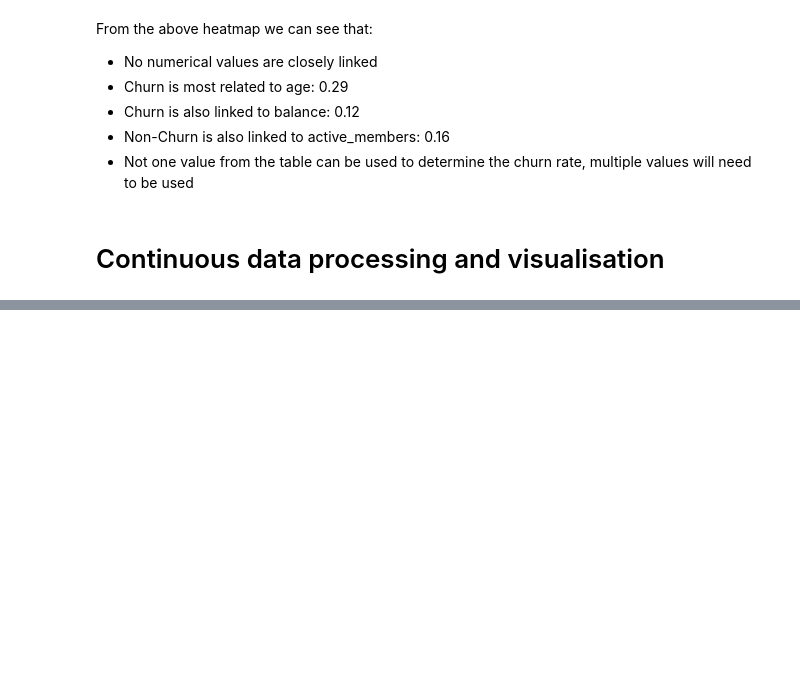
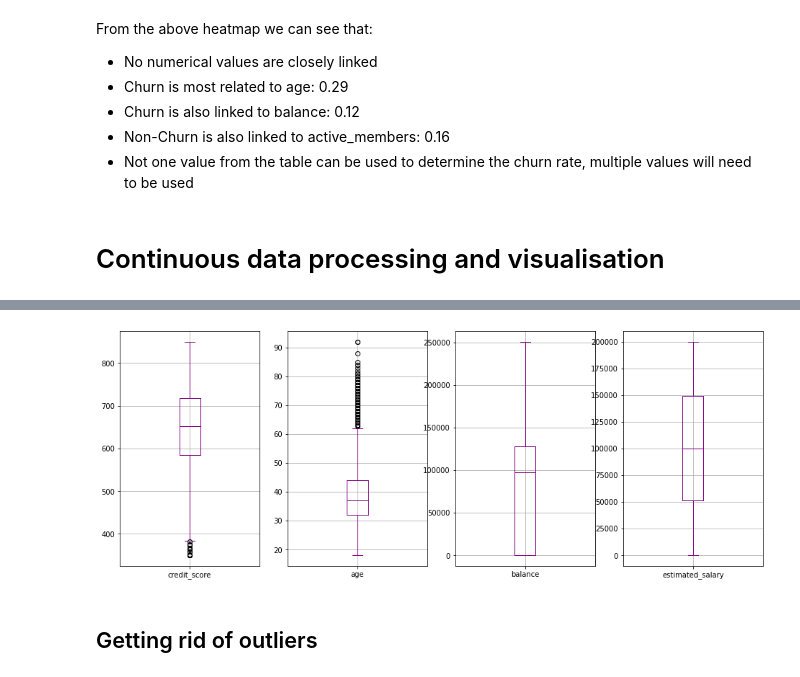
Before and after one commit to stefancourt/Churn-Prediction, a Jupyter notebook: churn-prediction.ipynb, the cells around one changed output, grey strips where cells are left out. Cells and saved outputs as stored; diff of their text form; code cells hidden in the pictures; blank space fills up the shorter version.

```diff
--- a/churn-prediction.ipynb
+++ b/churn-prediction.ipynb
@@ -162,0 +219,15 @@ From the above heatmap we can see that:
+# %%
+plt.figure(figsize=(16,6))
+plt.subplot(1,4,1)
+df.boxplot(column=['credit_score'], color="purple")
+plt.subplot(1,4,2)
+df.boxplot(column=['age'], color="purple")
+plt.subplot(1,4,3)
+df.boxplot(column=['balance'], color="purple")
+plt.subplot(1,4,4)
+df.boxplot(column=['estimated_salary'], color="purple")
+plt.show()
+# %% [output]
+[figure, added]
+# %% [markdown]
+## Getting rid of outliers
```
Also changed, not shown: parts of 28 cells of this notebook.
